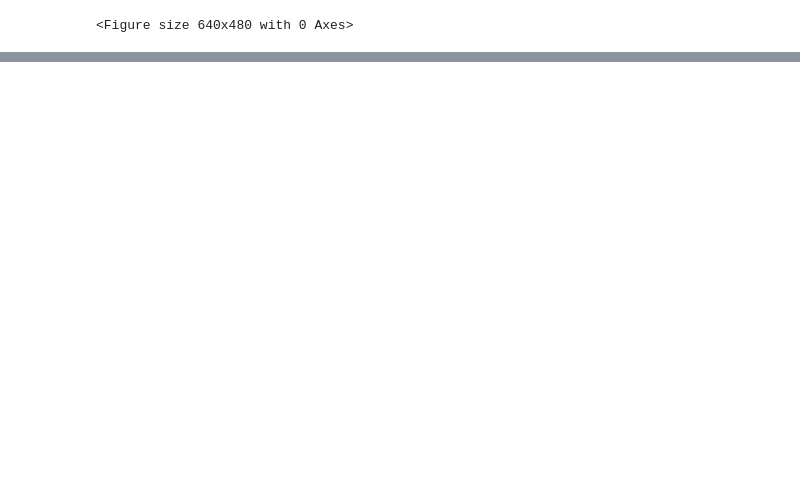
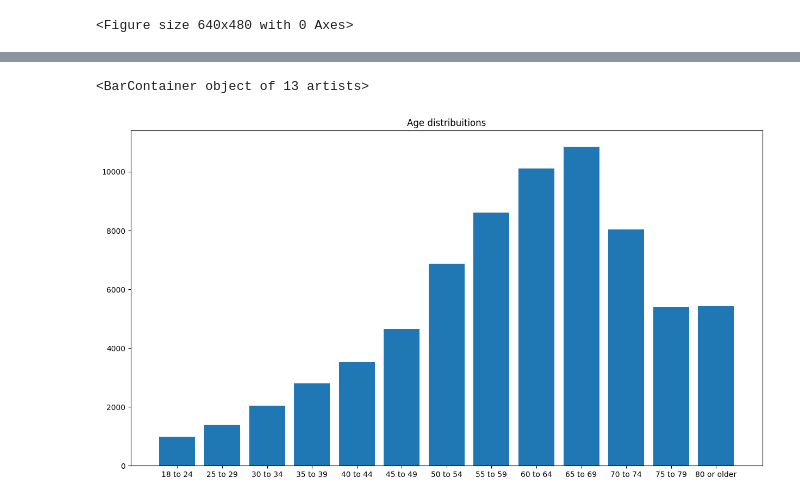
Before and after one commit to CaioNishijo/logistic-regression, a Jupyter notebook: diabetes-project.ipynb, the cells around one changed output, grey strips where cells are left out. Cells and saved outputs as stored; diff of their text form; code cells hidden in the pictures; blank space fills up the shorter version.

Commit message:
Inital exploration of age data

```diff
--- a/diabetes-project.ipynb
+++ b/diabetes-project.ipynb
@@ -142,2 +149,21 @@ plot.show()
 # %%
 # Age distribuitions
+age_data = df["Age"]
+
+counter = {}
+
+# frequency table (handmade)
+for i in range(len(age_data)):
+    if counter.get(int(age_data[i])) != None:
+        counter[int(age_data[i])] += 1
+    else:
+        counter[int(age_data[i])] = 1
+
+sorted_keys = sorted(counter.items())
+sorted_by_keys_counter = dict(sorted_keys)
+
+age_classes = ["18 to 24", "25 to 29", "30 to 34", "35 to 39", "40 to 44", "45 to 49", "50 to 54", "55 to 59", "60 to 64", "65 to 69", "70 to 74", "75 to 79", "80 or older"]
+
+age_frequencies = pd.DataFrame(index=age_classes, columns=["Quantity"], data=sorted_by_keys_counter.values())
+
+age_frequencies
@@ -144,2 +185,9 @@ plot.show()
+# %%
+plt.figure(figsize=(15, 8))
+plt.title("Age distribuitions")
+plt.bar(age_classes, sorted_by_keys_counter.values())
+# %% [output]
+<BarContainer object of 13 artists>
+[figure, added]
 # %%
 # Income distribuitions
```
Also changed, not shown: parts of 4 cells of this notebook, 2 other files.
